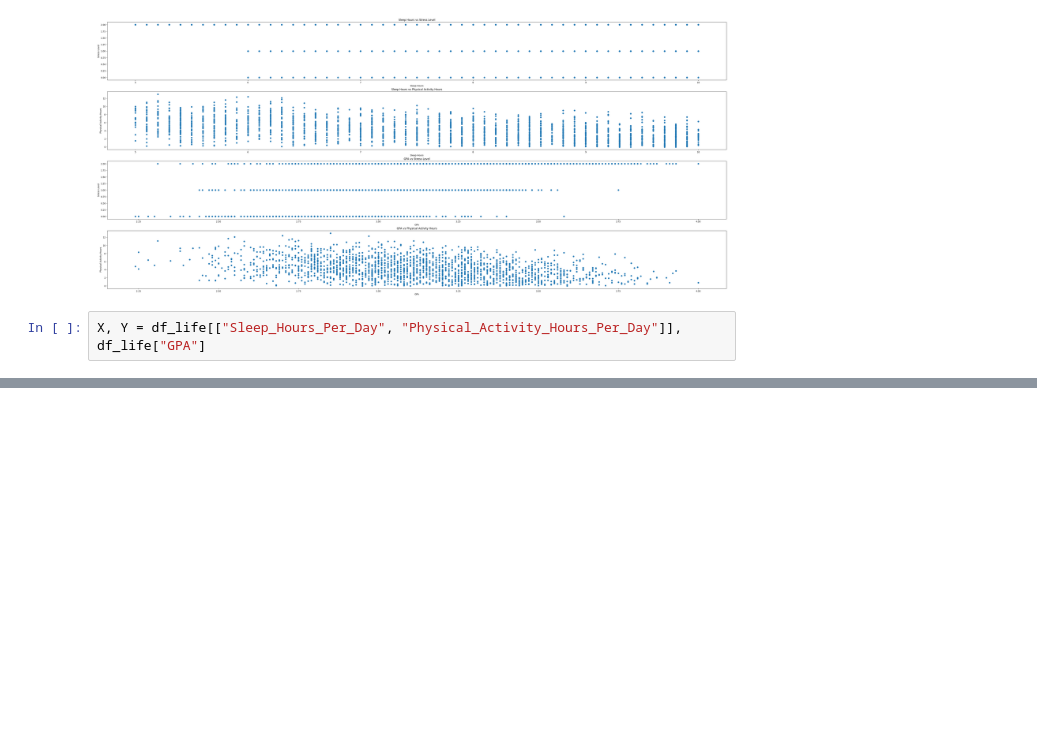
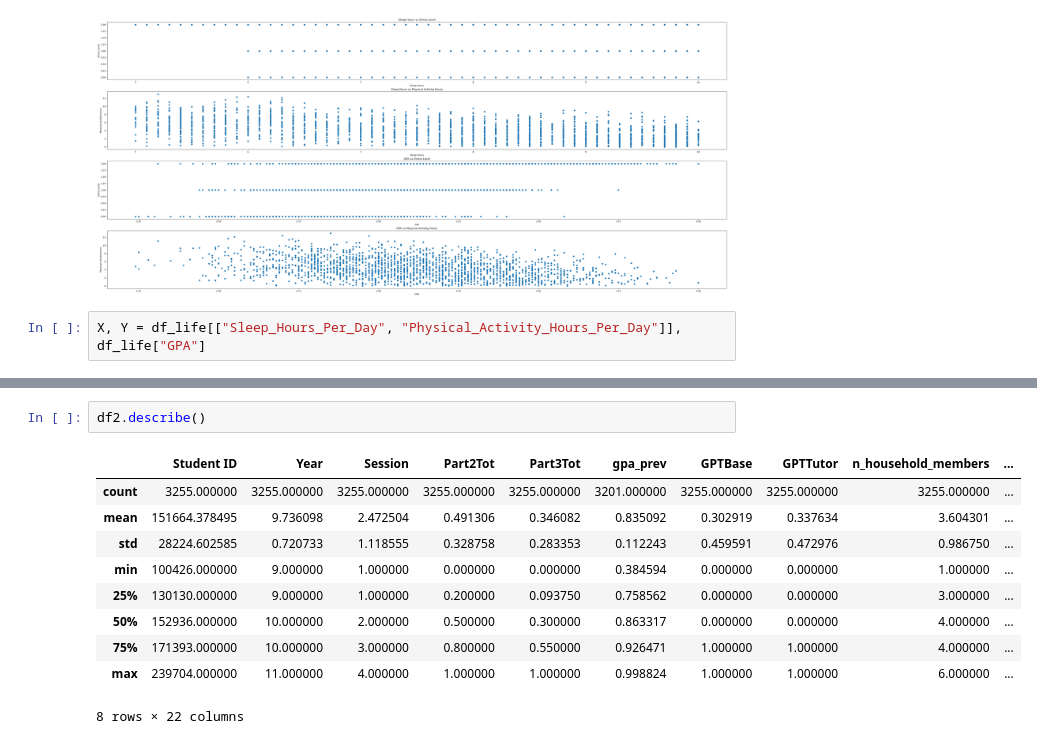
Before and after one commit to Adhithpasu/StudentSleepToStudentWellbing, a Jupyter notebook: SleepToStudentWellbeing.ipynb, the cells around one changed output, grey strips where cells are left out. Saved outputs shown, nothing was run; the diff lists cells and outputs as text; blank space fills up the shorter version.

```diff
--- a/SleepToStudentWellbeing.ipynb
+++ b/SleepToStudentWellbeing.ipynb
@@ -477,0 +543,13 @@ X, Y = df_life[["Sleep_Hours_Per_Day", "Physical_Activity_Hours_Per_Day"]], df_l
+# %%
+df2.describe()
+# %% [output]
+|  | Student ID | Year | Session | Part2Tot | Part3Tot | gpa_prev | GPTBase | GPTTutor | n_household_members | ... |
+| count | 3255.000000 | 3255.000000 | 3255.000000 | 3255.000000 | 3255.000000 | 3201.000000 | 3255.000000 | 3255.000000 | 3255.000000 | ... |
+| mean | 151664.378495 | 9.736098 | 2.472504 | 0.491306 | 0.346082 | 0.835092 | 0.302919 | 0.337634 | 3.604301 | ... |
+| std | 28224.602585 | 0.720733 | 1.118555 | 0.328758 | 0.283353 | 0.112243 | 0.459591 | 0.472976 | 0.986750 | ... |
+| min | 100426.000000 | 9.000000 | 1.000000 | 0.000000 | 0.000000 | 0.384594 | 0.000000 | 0.000000 | 1.000000 | ... |
+| 25% | 130130.000000 | 9.000000 | 1.000000 | 0.200000 | 0.093750 | 0.758562 | 0.000000 | 0.000000 | 3.000000 | ... |
+| 50% | 152936.000000 | 10.000000 | 2.000000 | 0.500000 | 0.300000 | 0.863317 | 0.000000 | 0.000000 | 4.000000 | ... |
+| 75% | 171393.000000 | 10.000000 | 3.000000 | 0.800000 | 0.550000 | 0.926471 | 1.000000 | 1.000000 | 4.000000 | ... |
+| max | 239704.000000 | 11.000000 | 4.000000 | 1.000000 | 1.000000 | 0.998824 | 1.000000 | 1.000000 | 6.000000 | ... |
+8 rows × 22 columns
```
Also changed, not shown: parts of 96 cells of this notebook.
